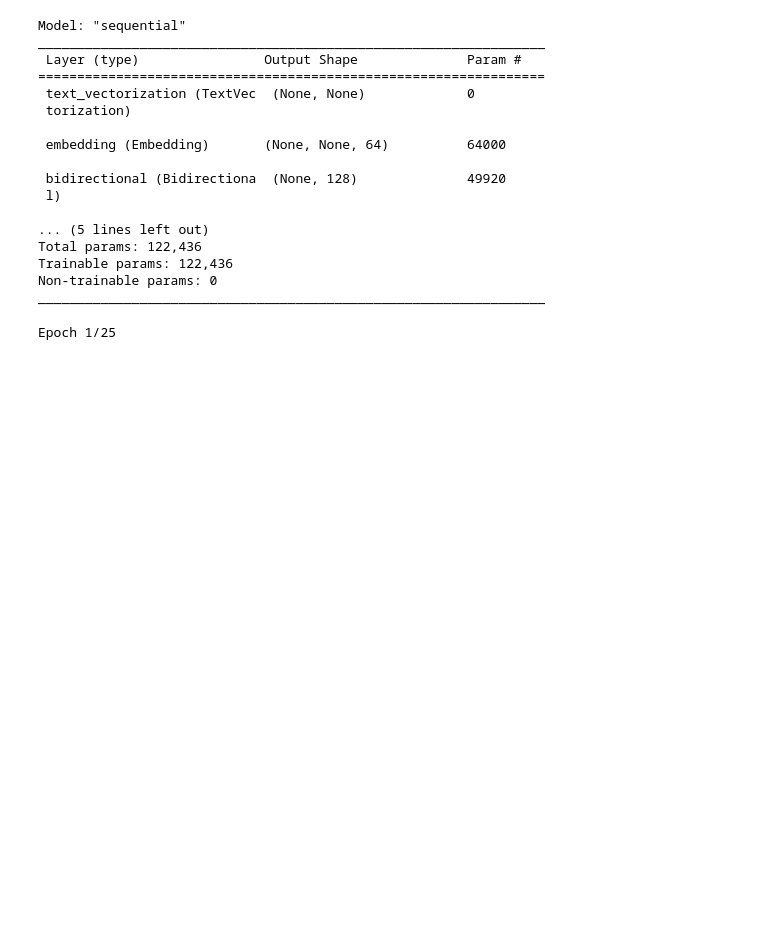
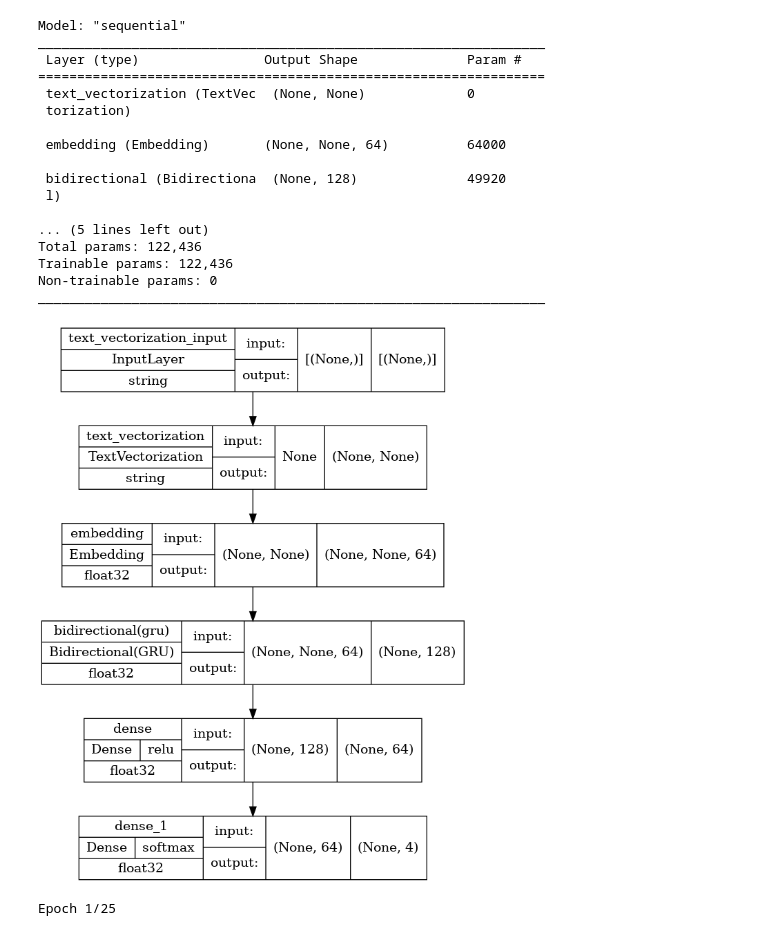
Before and after one commit to mdirfan-code/Sentimeter-v1.0, a Jupyter notebook: BERT_Model/Bidirectional_GRU.ipynb, the cells around one changed output. Cells and saved outputs as stored; diff of their text form; code cells hidden in the pictures; blank space fills up the shorter version.

Commit message:
changes in sentimeterModel

```diff
--- a/BERT_Model/Bidirectional_GRU.ipynb
+++ b/BERT_Model/Bidirectional_GRU.ipynb
@@ -260,6 +260,15 @@ Total params: 122,436
 Trainable params: 122,436
 Non-trainable params: 0
 _________________________________________________________________
+# %%
+model_img_file = 'Bidirection_GRU.png'
+tf.keras.utils.plot_model(model, to_file=model_img_file,
+                          show_shapes=True,
+                          show_layer_activations=True,
+                          show_dtype=True,
+                          show_layer_names=True )
+# %% [output]
+[figure, added]
 # %%
 history = model.fit(train_data_f,epochs=25,validation_data=test_data_f,verbose=1,class_weight=weights)
 
```
Also changed, not shown: parts of 4 cells of this notebook, 8 other files.
